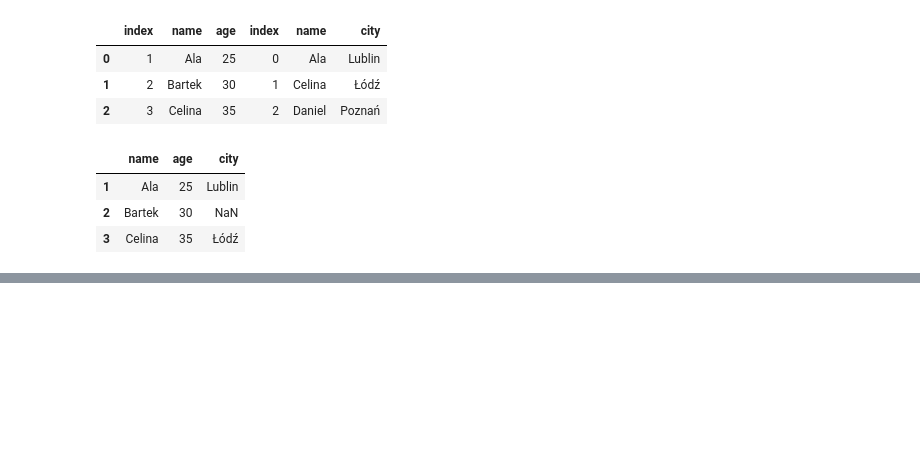
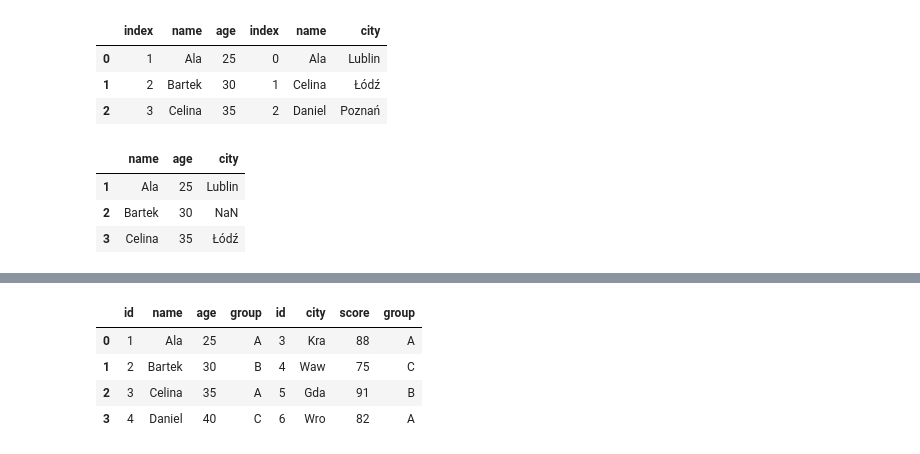
Before and after one commit to getpeped/WorkBook, a Jupyter notebook: merge.ipynb, the cells around one changed output, grey strips where cells are left out. Cells and saved outputs as stored; diff of their text form; code cells hidden in the pictures; blank space fills up the shorter version.

```diff
--- a/merge.ipynb
+++ b/merge.ipynb
@@ -193,0 +200,8 @@ DF2
+# %%
+pd.concat([df1, df2], axis=1)
+# %% [output]
+|  | id | name | age | group | id | city | score | group |
+| 0 | 1 | Ala | 25 | A | 3 | Kra | 88 | A |
+| 1 | 2 | Bartek | 30 | B | 4 | Waw | 75 | C |
+| 2 | 3 | Celina | 35 | A | 5 | Gda | 91 | B |
+| 3 | 4 | Daniel | 40 | C | 6 | Wro | 82 | A |
```
Also changed, not shown: parts of 5 cells of this notebook.
